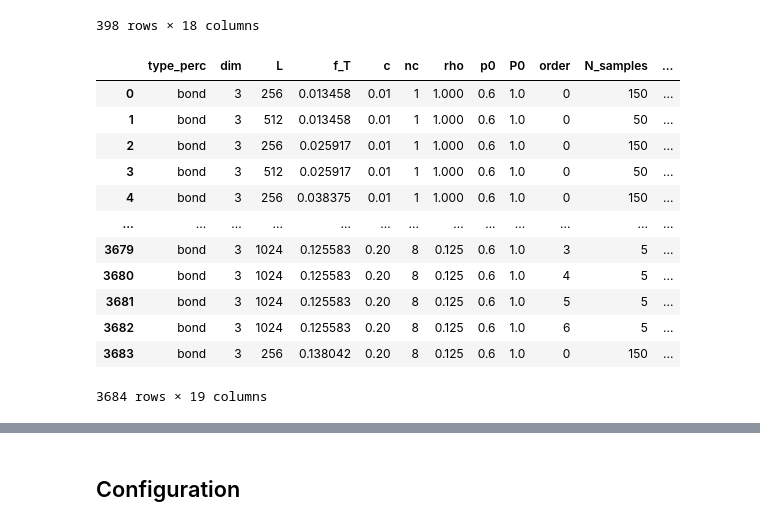
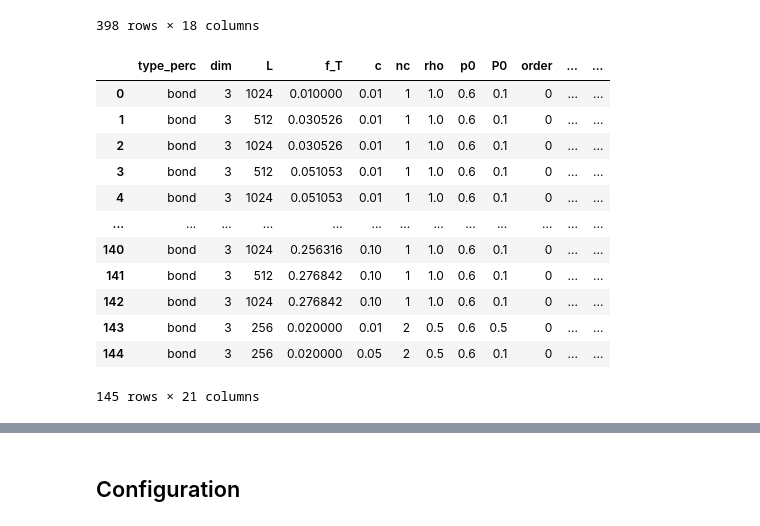
Before and after one commit to JuniorAlencar/self_organization_percolation, a Jupyter notebook: jupyter/study.ipynb, the cells around one changed output, grey strips where cells are left out. Drawn from its saved outputs; the diff is of its cells as text; code cells hidden in the pictures.

```diff
--- a/jupyter/study.ipynb
+++ b/jupyter/study.ipynb
@@ -40,20 +40,20 @@ df
 # %%
 dim = 3
 df_dynamic = pd.read_csv("../SOP_data/all_data_dynamic.dat", sep=' ')
 df_dynamic = df_dynamic.dropna()
-df_dynamic = df_dynamic[df_dynamic['dim']==dim].reset_index(drop=True)
+df_dynamic = df_dynamic[(df_dynamic['dim']==dim) & (df_dynamic["N_samples"]==df_dynamic["N_samples_perc"])].reset_index(drop=True)
 df_dynamic
 # %% [output]
-|  | type_perc | dim | L | f_T | c | nc | rho | p0 | P0 | order | N_samples | ... |
-| 0 | bond | 3 | 256 | 0.013458 | 0.01 | 1 | 1.000 | 0.6 | 1.0 | 0 | 150 | ... |
-| 1 | bond | 3 | 512 | 0.013458 | 0.01 | 1 | 1.000 | 0.6 | 1.0 | 0 | 50 | ... |
-| 2 | bond | 3 | 256 | 0.025917 | 0.01 | 1 | 1.000 | 0.6 | 1.0 | 0 | 150 | ... |
-| 3 | bond | 3 | 512 | 0.025917 | 0.01 | 1 | 1.000 | 0.6 | 1.0 | 0 | 50 | ... |
-| 4 | bond | 3 | 256 | 0.038375 | 0.01 | 1 | 1.000 | 0.6 | 1.0 | 0 | 150 | ... |
+|  | type_perc | dim | L | f_T | c | nc | rho | p0 | P0 | order | ... | ... |
+| 0 | bond | 3 | 1024 | 0.010000 | 0.01 | 1 | 1.0 | 0.6 | 0.1 | 0 | ... | ... |
+| 1 | bond | 3 | 512 | 0.030526 | 0.01 | 1 | 1.0 | 0.6 | 0.1 | 0 | ... | ... |
+| 2 | bond | 3 | 1024 | 0.030526 | 0.01 | 1 | 1.0 | 0.6 | 0.1 | 0 | ... | ... |
+| 3 | bond | 3 | 512 | 0.051053 | 0.01 | 1 | 1.0 | 0.6 | 0.1 | 0 | ... | ... |
+| 4 | bond | 3 | 1024 | 0.051053 | 0.01 | 1 | 1.0 | 0.6 | 0.1 | 0 | ... | ... |
 | ... | ... | ... | ... | ... | ... | ... | ... | ... | ... | ... | ... | ... |
-| 3679 | bond | 3 | 1024 | 0.125583 | 0.20 | 8 | 0.125 | 0.6 | 1.0 | 3 | 5 | ... |
-| 3680 | bond | 3 | 1024 | 0.125583 | 0.20 | 8 | 0.125 | 0.6 | 1.0 | 4 | 5 | ... |
-| 3681 | bond | 3 | 1024 | 0.125583 | 0.20 | 8 | 0.125 | 0.6 | 1.0 | 5 | 5 | ... |
-| 3682 | bond | 3 | 1024 | 0.125583 | 0.20 | 8 | 0.125 | 0.6 | 1.0 | 6 | 5 | ... |
-| 3683 | bond | 3 | 256 | 0.138042 | 0.20 | 8 | 0.125 | 0.6 | 1.0 | 0 | 150 | ... |
+| 140 | bond | 3 | 1024 | 0.256316 | 0.10 | 1 | 1.0 | 0.6 | 0.1 | 0 | ... | ... |
+| 141 | bond | 3 | 512 | 0.276842 | 0.10 | 1 | 1.0 | 0.6 | 0.1 | 0 | ... | ... |
+| 142 | bond | 3 | 1024 | 0.276842 | 0.10 | 1 | 1.0 | 0.6 | 0.1 | 0 | ... | ... |
+| 143 | bond | 3 | 256 | 0.020000 | 0.01 | 2 | 0.5 | 0.6 | 0.5 | 0 | ... | ... |
+| 144 | bond | 3 | 256 | 0.020000 | 0.05 | 2 | 0.5 | 0.6 | 0.1 | 0 | ... | ... |
-3684 rows × 19 columns
+145 rows × 21 columns
```
Also changed, not shown: parts of 4 cells of this notebook, 2 other files.
